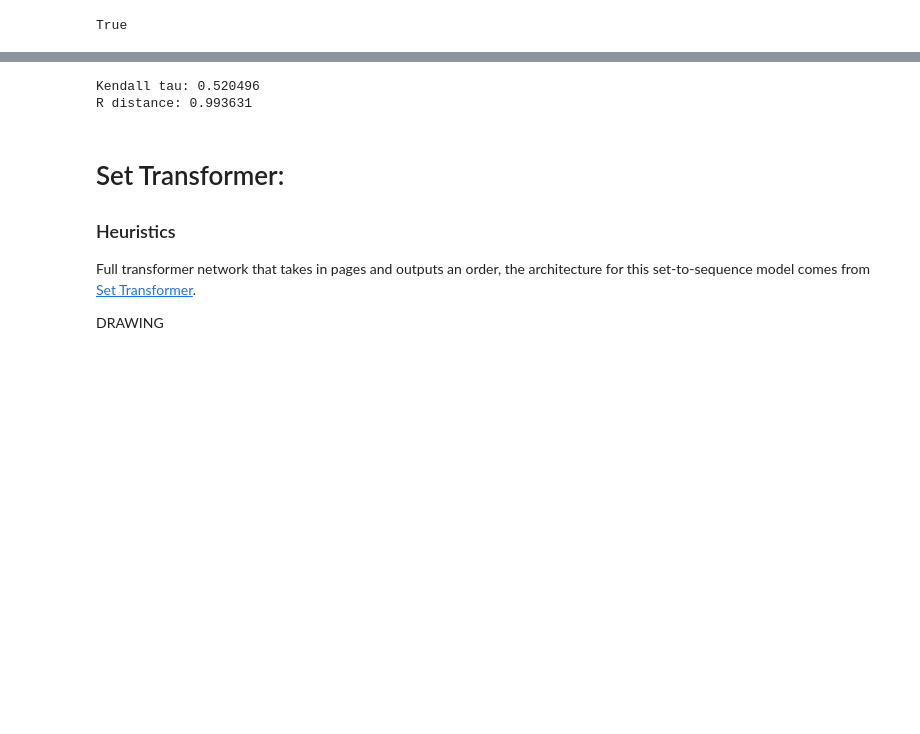
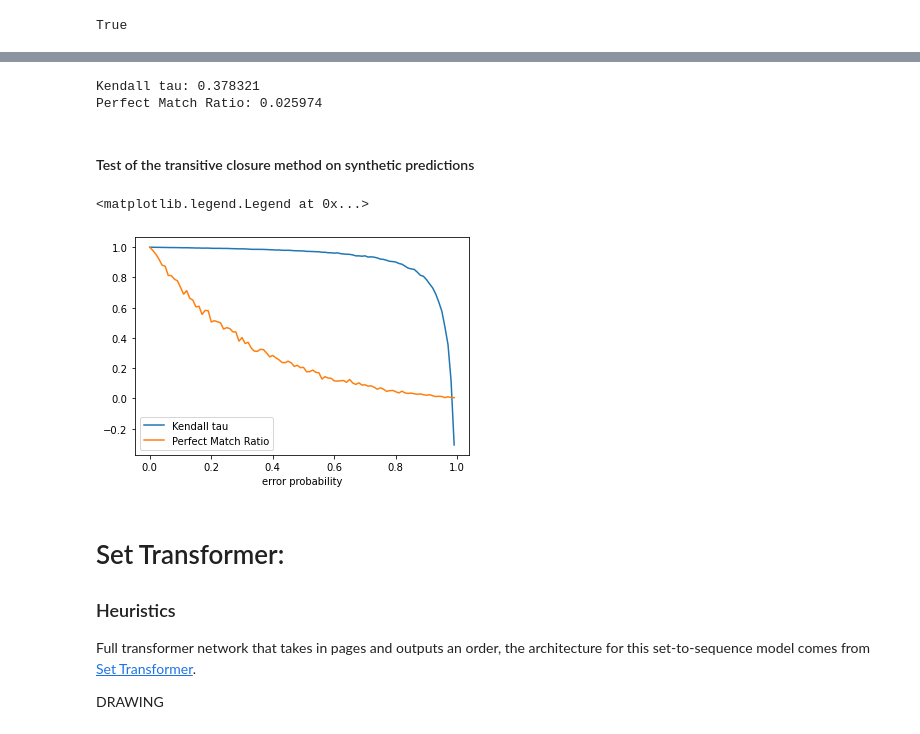
Before and after one commit to VictorFournier06/Jawbone, a Jupyter notebook: src/Cain's Jawbone.ipynb, the cells around one changed output, grey strips where cells are left out. Drawn from its saved outputs; the diff is of its cells as text; code cells hidden in the pictures; blank space fills up the shorter version.

Commit message:
synthetic data experiment

```diff
--- a/src/Cain's Jawbone.ipynb
+++ b/src/Cain's Jawbone.ipynb
@@ -287,13 +288,48 @@ Test AUC 0.759758
 #compute obtimal order the topological sort algorithm
 pred_order = algos.topological_sort(min_closure)
 # %%
-#compare with the actual order of masked pages
+#compare with the actual order of pages
 ground_truth_order = list(range(len(new_embedding[0])))
 print("Kendall tau: %f" % distances.kendall_tau(pred_order, ground_truth_order))
-print("R distance: %f" % distances.avg_R_dist(pred_order, ground_truth_order))
+print("Perfect Match Ratio: %f" % distances.PMR(pred_order, ground_truth_order))
 # %% [output]
-Kendall tau: 0.520496
-R distance: 0.993631
+Kendall tau: 0.378321
+Perfect Match Ratio: 0.025974
+# %% [markdown]
+#### Test of the transitive closure method on synthetic predictions
+# %%
+def order_from_synthetic(x_precision, y_precision, y2):
+    tau = []
+    PMR = []
+    #error proability
+    errors = [x_precision*i for i in range(int(1/x_precision))]
+    for error in errors:
+        Ltau = []
+        LPMR = []
+        for i in range(int(1/y_precision)):
+            #create random noise with probability error
+            noise = np.random.choice([0, 1], size=y2.shape, p=[1-error, error])
+            #add this noise to the ground truth to make a synthetic prediction
+            synthetic_pred = np.where(noise==0, y2, 1-y2)
+            #compute order from the synthetic prediction using the transitive closure method
+            pairwise_probabilities = dp.flattened_to_matrix(torch.tensor(synthetic_pred))
+            min_closure = algos.order_from_pairwise(pairwise_probabilities)
+            pred_order = algos.topological_sort(min_closure)
+            Ltau.append(distances.kendall_tau(pred_order, ground_truth_order))
+            LPMR.append(distances.PMR(pred_order, ground_truth_order))
+        tau.append(np.mean(Ltau))
+        PMR.append(np.mean(LPMR))
+    return(errors, tau, PMR)
+# %%
+#plot the results with legend
+errors, tau, PMR = order_from_synthetic(0.01, 0.1, y2.cpu().detach())
+plt.plot(errors, tau, label="Kendall tau")
+plt.plot(errors, PMR, label="Perfect Match Ratio")
+plt.xlabel("error probability")
+plt.legend()
+# %% [output]
+<matplotlib.legend.Legend at 0x...>
+[figure, added]
 # %% [markdown]
 # Set Transformer:
 ### Heuristics
```
Also changed, not shown: parts of 15 cells of this notebook, 10 other files.
